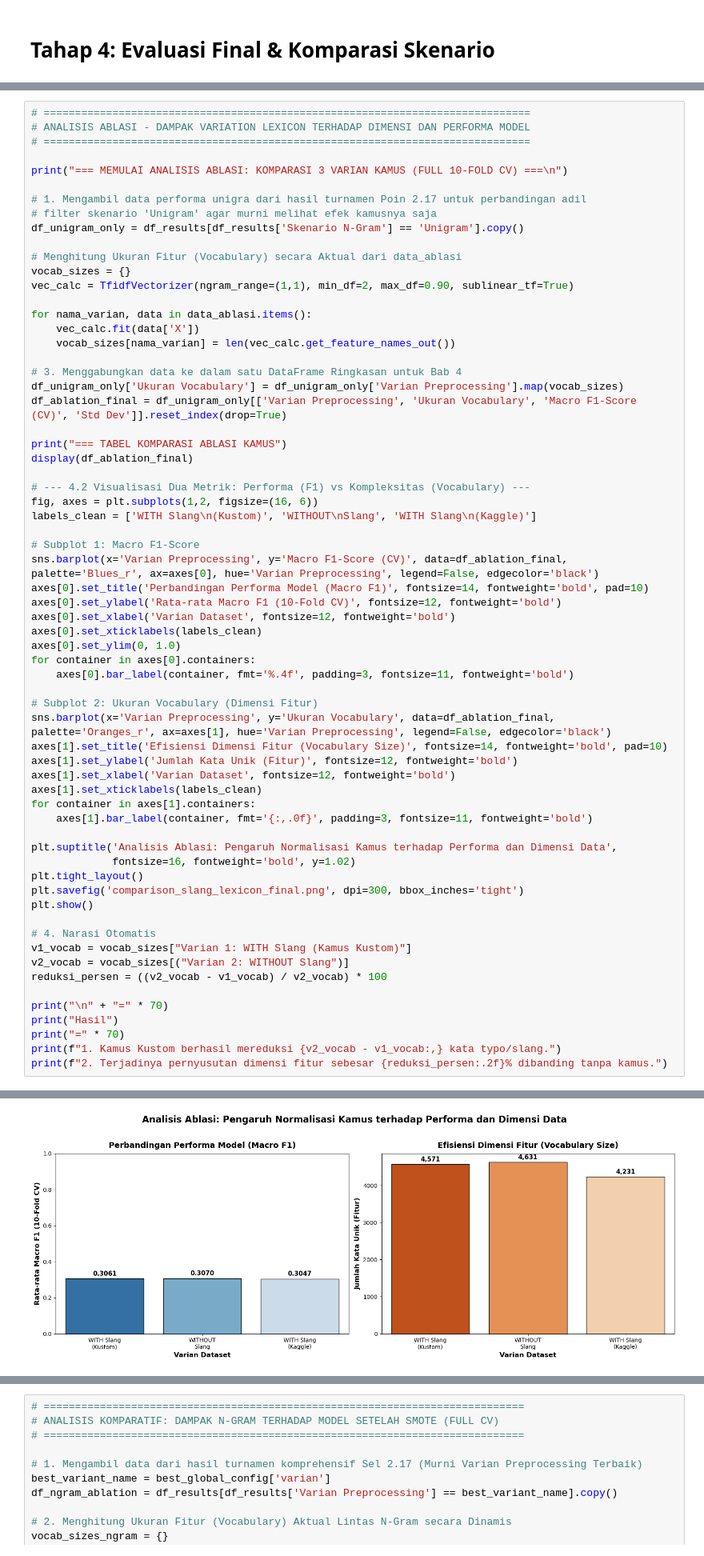
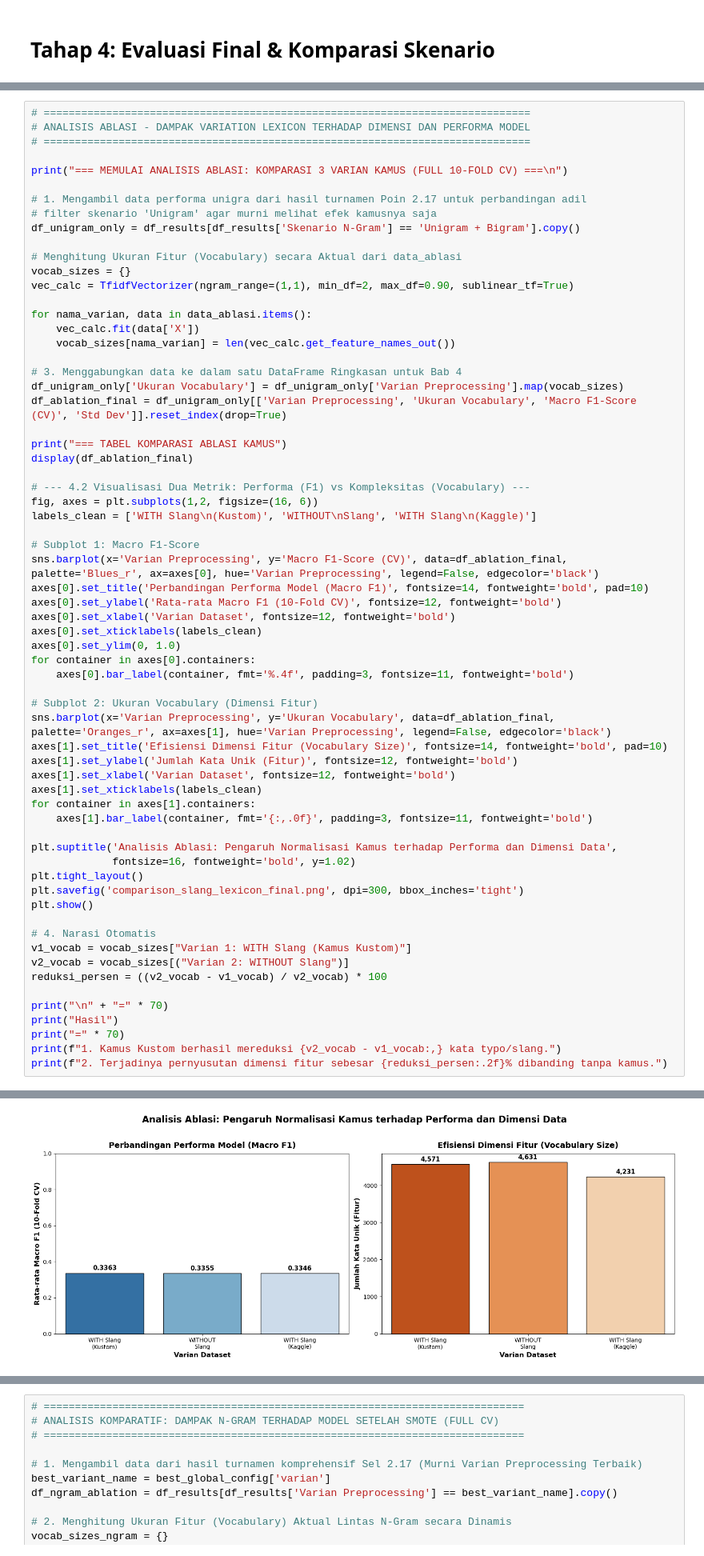
Before and after one commit to erlangga-g/NB_AnalisiSentimen, a Jupyter notebook: NB_SentimentAnalysis_Skripsi_2.ipynb, the cells around one changed output, grey strips where cells are left out. Shown at 80% size. Drawn from its saved outputs; the diff is of its cells as text.

```diff
--- a/NB_SentimentAnalysis_Skripsi_2.ipynb
+++ b/NB_SentimentAnalysis_Skripsi_2.ipynb
@@ -1544,7 +1544,7 @@ print("=== MEMULAI ANALISIS ABLASI: KOMPARASI 3 VARIAN KAMUS (FULL 10-FOLD CV) =
 
 # 1. Mengambil data performa unigra dari hasil turnamen Poin 2.17 untuk perbandingan adil
 # filter skenario 'Unigram' agar murni melihat efek kamusnya saja
-df_unigram_only = df_results[df_results['Skenario N-Gram'] == 'Unigram'].copy()
+df_unigram_only = df_results[df_results['Skenario N-Gram'] == 'Unigram + Bigram'].copy()
 
 # Menghitung Ukuran Fitur (Vocabulary) secara Aktual dari data_ablasi
 vocab_sizes = {}
@@ -1611,4 +1611,4 @@ print(f"2. Terjadinya pernyusutan dimensi fitur sebesar {reduksi_persen:.2f}% di
-[figure, old version]
+[figure, new version]
 ======================================================================
 Hasil
 ======================================================================
```
Also changed, not shown: parts of 1 cell of this notebook, 1 other file.
